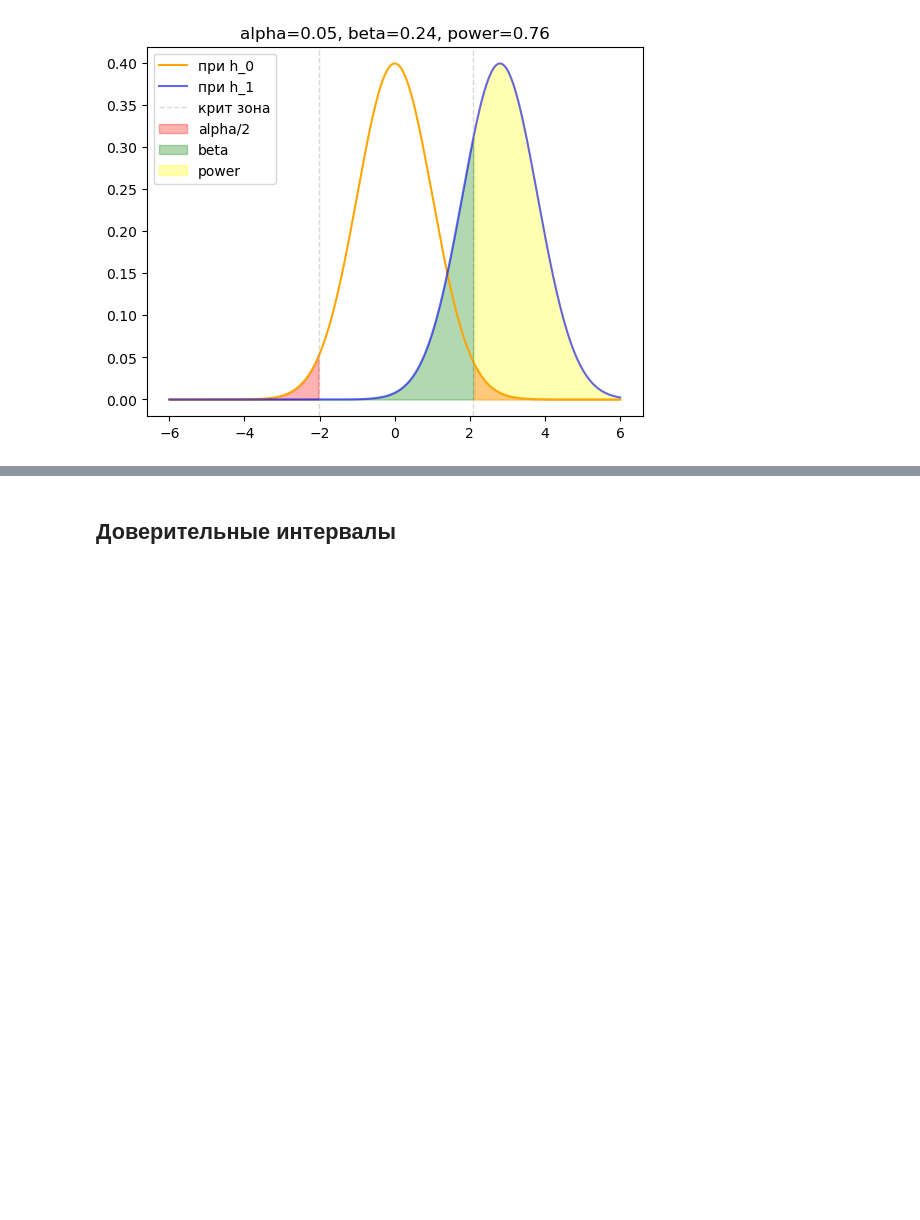
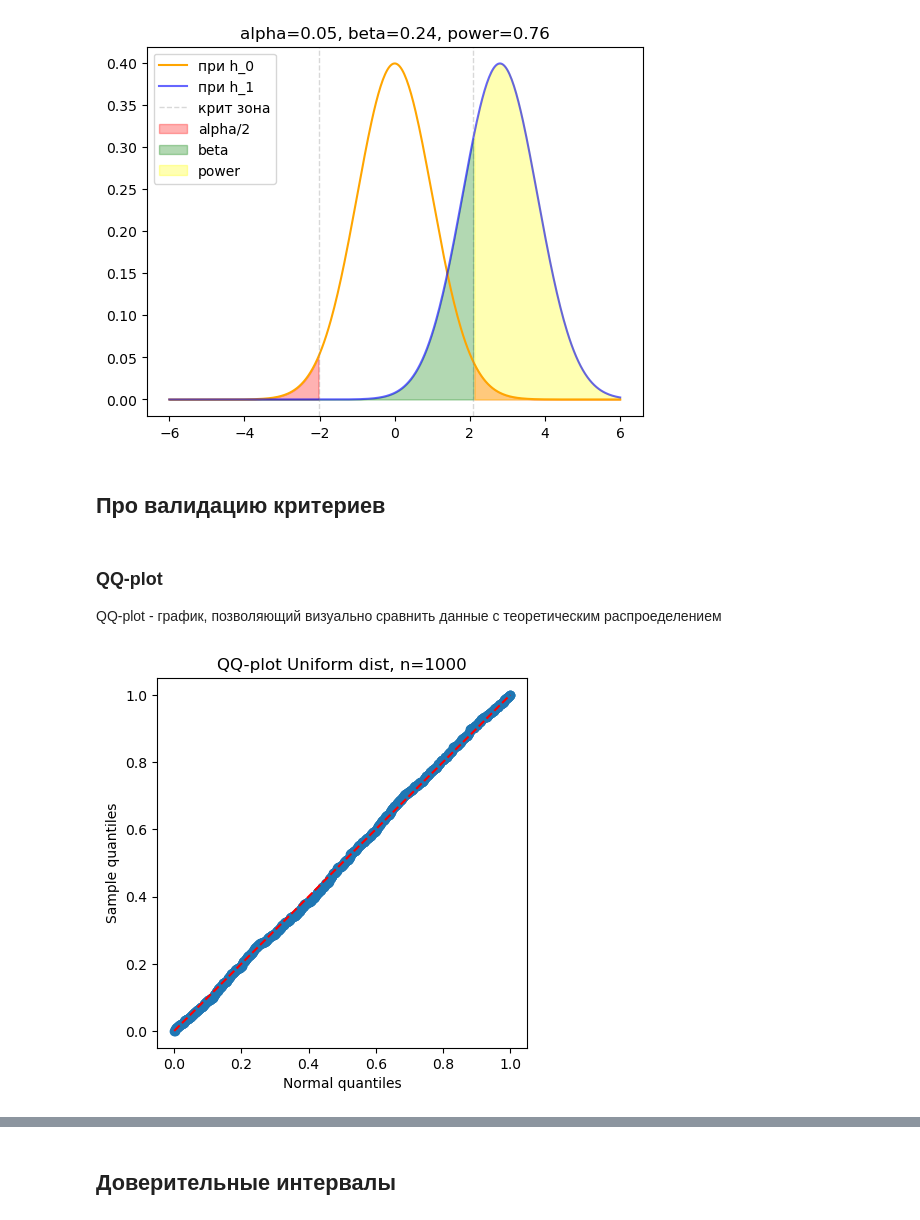
Before and after one commit to VictorChepkasov/ab-week-shad, a Jupyter notebook: My_notes.ipynb, the cells around one changed output, grey strips where cells are left out. Saved outputs shown, nothing was run; the diff lists cells and outputs as text; code cells hidden in the pictures; blank space fills up the shorter version.

Commit message:
add efd and qq-plot titles

```diff
--- a/My_notes.ipynb
+++ b/My_notes.ipynb
@@ -51,3 +53,38 @@ plt.legend()
 # %% [output]
 <matplotlib.legend.Legend at 0x...>
 [figure]
+# %% [markdown]
+## Про валидацию критериев
+# %% [markdown]
+### QQ-plot
+QQ-plot - график, позволяющий визуально сравнить данные с теоретическим распроеделением
+# %%
+import numpy as np
+import matplotlib.pyplot as plt
+
+def QQ_plot(data, dist='norm'):
+    #сортируем
+    y = np.sort(data)
+    N = len(y)
+
+    #определяем распределение и считаем квантили
+    if dist == 'norm':
+        plt.title(f'QQ-plot Normal dist, n={N}')
+        ppf = stats.norm(loc=np.mean(y), scale=np.std(y)).ppf
+        x = [ppf(i/(N+2)) for i in range(1, N+1)]
+    elif dist == 'uniform':
+        plt.title(f'QQ-plot Uniform dist, n={N}')
+        x = np.linspace(np.min(y), np.max(y), N)
+
+    plt.scatter(x, y)
+
+    diag = np.linspace(np.min([x,y]), np.max([x,y]), 1000)
+    plt.plot(diag, diag, color='red', linestyle='--')
+    plt.gca().set_aspect('equal')
+    plt.xlabel('Normal quantiles')
+    plt.ylabel('Sample quantiles')
+# %%
+x = np.random.uniform(0, 1, size=1_000)
+QQ_plot(x, dist='uniform')
+# %% [output]
+[figure, added]
```
Also changed, not shown: parts of 5 cells of this notebook.
